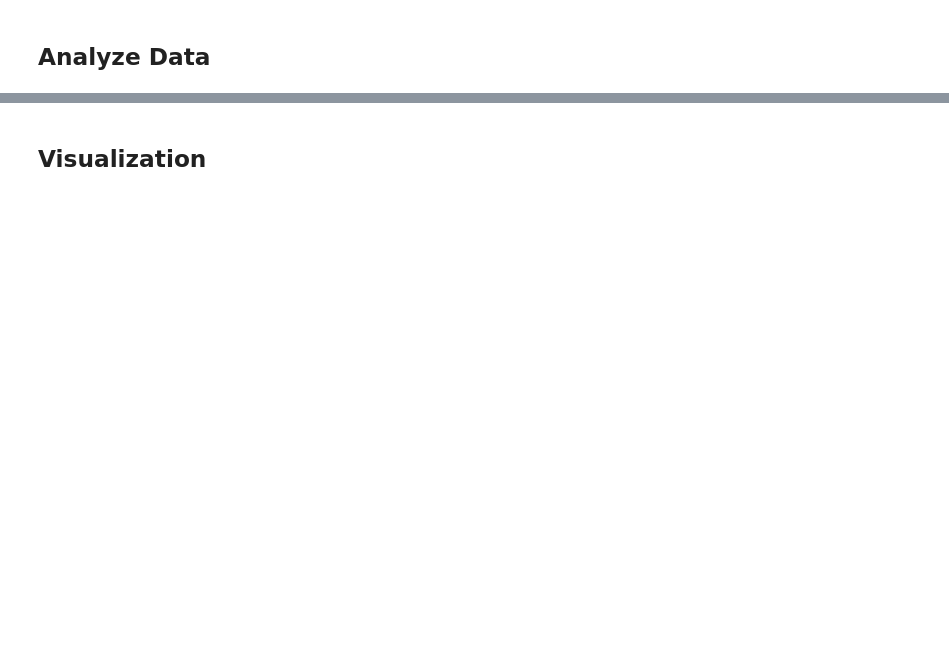
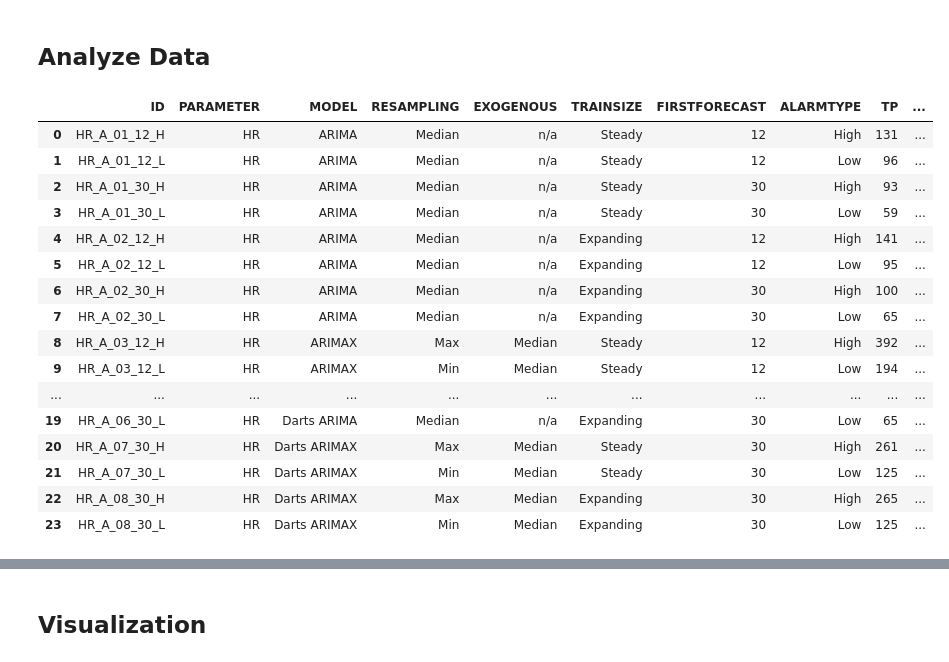
Before and after one commit to denise97/dhl2021, a Jupyter notebook: mimic_prediction_arima/analysis_arima-x_accuracy.ipynb, the cells around one changed output, grey strips where cells are left out. Cells and saved outputs as stored; diff of their text form; code cells hidden in the pictures; blank space fills up the shorter version.

```diff
--- a/mimic_prediction_arima/analysis_arima-x_accuracy.ipynb
+++ b/mimic_prediction_arima/analysis_arima-x_accuracy.ipynb
@@ -583,0 +1495,20 @@ overview_o2 = pd.concat([
+# %%
+display(overview_hr)
+# %% [output]
+|  | ID | PARAMETER | MODEL | RESAMPLING | EXOGENOUS | TRAINSIZE | FIRSTFORECAST | ALARMTYPE | TP | ... |
+| 0 | HR_A_01_12_H | HR | ARIMA | Median | n/a | Steady | 12 | High | 131 | ... |
+| 1 | HR_A_01_12_L | HR | ARIMA | Median | n/a | Steady | 12 | Low | 96 | ... |
+| 2 | HR_A_01_30_H | HR | ARIMA | Median | n/a | Steady | 30 | High | 93 | ... |
+| 3 | HR_A_01_30_L | HR | ARIMA | Median | n/a | Steady | 30 | Low | 59 | ... |
+| 4 | HR_A_02_12_H | HR | ARIMA | Median | n/a | Expanding | 12 | High | 141 | ... |
+| 5 | HR_A_02_12_L | HR | ARIMA | Median | n/a | Expanding | 12 | Low | 95 | ... |
+| 6 | HR_A_02_30_H | HR | ARIMA | Median | n/a | Expanding | 30 | High | 100 | ... |
+| 7 | HR_A_02_30_L | HR | ARIMA | Median | n/a | Expanding | 30 | Low | 65 | ... |
+| 8 | HR_A_03_12_H | HR | ARIMAX | Max | Median | Steady | 12 | High | 392 | ... |
+| 9 | HR_A_03_12_L | HR | ARIMAX | Min | Median | Steady | 12 | Low | 194 | ... |
+| ... | ... | ... | ... | ... | ... | ... | ... | ... | ... | ... |
+| 19 | HR_A_06_30_L | HR | Darts ARIMA | Median | n/a | Expanding | 30 | Low | 65 | ... |
+| 20 | HR_A_07_30_H | HR | Darts ARIMAX | Max | Median | Steady | 30 | High | 261 | ... |
+| 21 | HR_A_07_30_L | HR | Darts ARIMAX | Min | Median | Steady | 30 | Low | 125 | ... |
+| 22 | HR_A_08_30_H | HR | Darts ARIMAX | Max | Median | Expanding | 30 | High | 265 | ... |
+| 23 | HR_A_08_30_L | HR | Darts ARIMAX | Min | Median | Expanding | 30 | Low | 125 | ... |
```
Also changed, not shown: parts of 39 cells of this notebook.
